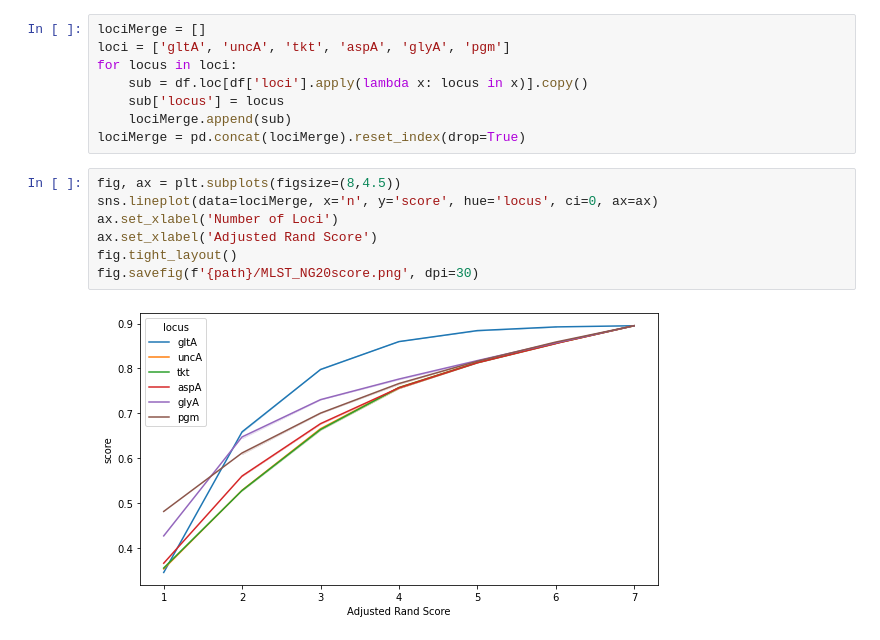
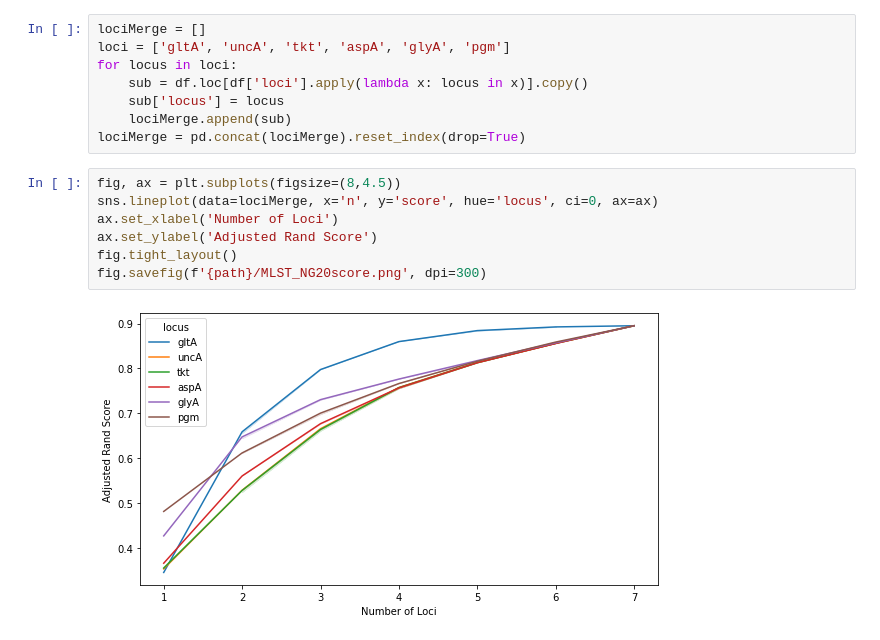
Before and after one commit to bgrdessislava/Campyjejuni_gyrA, a Jupyter notebook: Non_r/NeighbourGroups_variations-NG20.ipynb, the cells around one changed output. Drawn from its saved outputs; the diff is of its cells as text.

```diff
--- a/Non_r/NeighbourGroups_variations-NG20.ipynb
+++ b/Non_r/NeighbourGroups_variations-NG20.ipynb
@@ -26,9 +26,9 @@ lociMerge = pd.concat(lociMerge).reset_index(drop=True)
 # %%
 fig, ax = plt.subplots(figsize=(8,4.5))
 sns.lineplot(data=lociMerge, x='n', y='score', hue='locus', ci=0, ax=ax)
 ax.set_xlabel('Number of Loci')
-ax.set_xlabel('Adjusted Rand Score')
+ax.set_ylabel('Adjusted Rand Score')
 fig.tight_layout()
-fig.savefig(f'{path}/MLST_NG20score.png', dpi=30)
+fig.savefig(f'{path}/MLST_NG20score.png', dpi=300)
 # %% [output]
-[figure, old version]
+[figure, new version]
```
Also changed, not shown: 5 other files.
